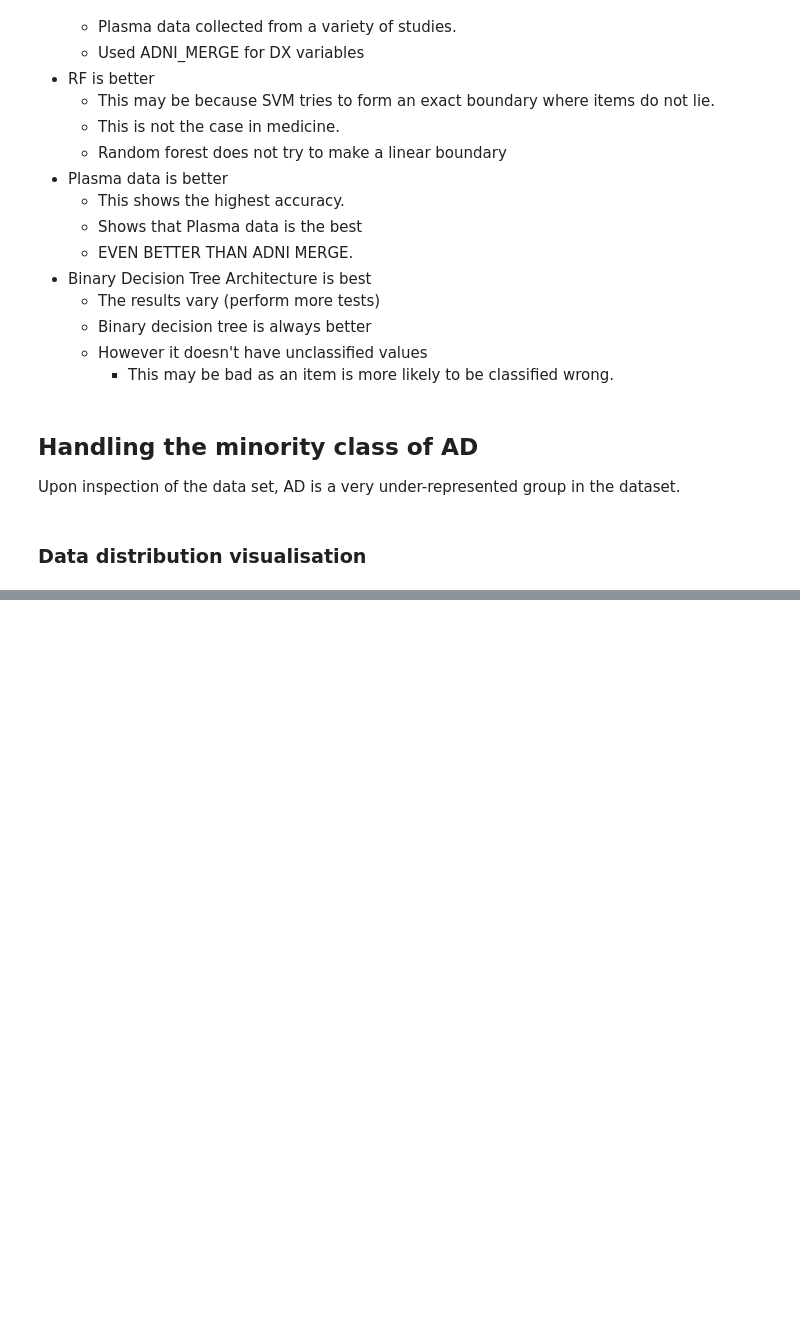
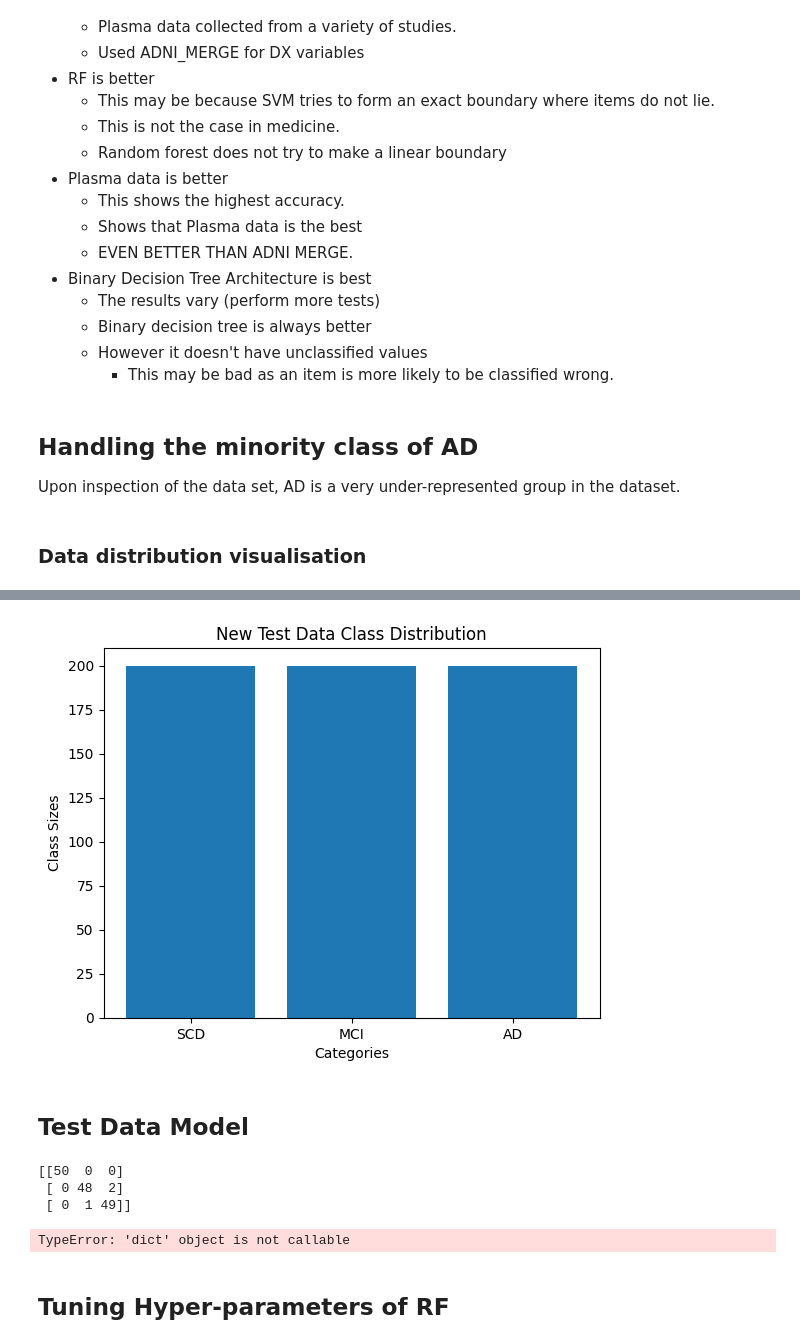
Before and after one commit to danielmakin/NoMoreAlzheimersDisease, a Jupyter notebook: main.ipynb, the cells around one changed output, grey strips where cells are left out. Cells and saved outputs as stored; diff of their text form; code cells hidden in the pictures; blank space fills up the shorter version.

```diff
--- a/main.ipynb
+++ b/main.ipynb
@@ -745,4 +748,38 @@ plt.show()
 # %%
 # Use SMOTE :: SOURCE (https://ieeexplore.ieee.org/stamp/stamp.jsp?tp=&arnumber=8125820)
     # Extra complexity not necessary for this case
 # How to implement SMOTE (https://towardsdatascience.com/applying-smote-for-class-imbalance-with-just-a-few-lines-of-code-python-cdf603e58688)
+
+sm = SMOTE(random_state=42)
+
+X, y = getXy(df)
+
+X, y = sm.fit_resample(X, y)
+
+
+# Display the size of each of the groups
+sizes = [np.count_nonzero(y == "SCD"), np.count_nonzero(y == "MCI"), np.count_nonzero(y == "AD")]
+
+# Represent as a graph
+categoroies = ["SCD", "MCI", "AD"]
+plt.bar(categoroies, sizes)
+plt.xlabel('Categories')
+plt.ylabel('Class Sizes')
+plt.title('New Test Data Class Distribution')
+plt.show()
+# %% [output]
+[figure, added]
+# %% [markdown]
+## Test Data Model
+# %%
+# This re-associates the features with the labels
+df = pd.DataFrame(data=np.column_stack((X, y)), columns=list(df.drop("DX", axis=1).columns) + ["DX"])
+
+# Measure the accuracy but get it to use the df instead of a filepath
+time, acc, cm = bdt_rf(None, df)
+
+# Now construct the Truth tables for each class
+# %% [output]
+[[50  0  0]
+ [ 0 48  2]
+ [ 0  1 49]]
@@ -748,0 +848,15 @@ plt.show()
+# %%
+# More performance metrics on the SMOTE data
+y_pred, y_true = bdt_rf_results(df=df)
+
+# Map string to a list
+maps = {'SCD' : 0, 'MCI' : 1, 'AD' : 2}
+y_pred = list(map(maps.get, y_pred))
+y_true = list(map(maps.get, y_true))
+
+# Get the AUC value
+auc_roc_per_class = roc_auc_score(y_true, y_pred, multi_class='ovr')
+# %% [output]
+TypeError: 'dict' object is not callable
+# %% [markdown]
+## Tuning Hyper-parameters of RF
```
Also changed, not shown: parts of 11 cells of this notebook.
